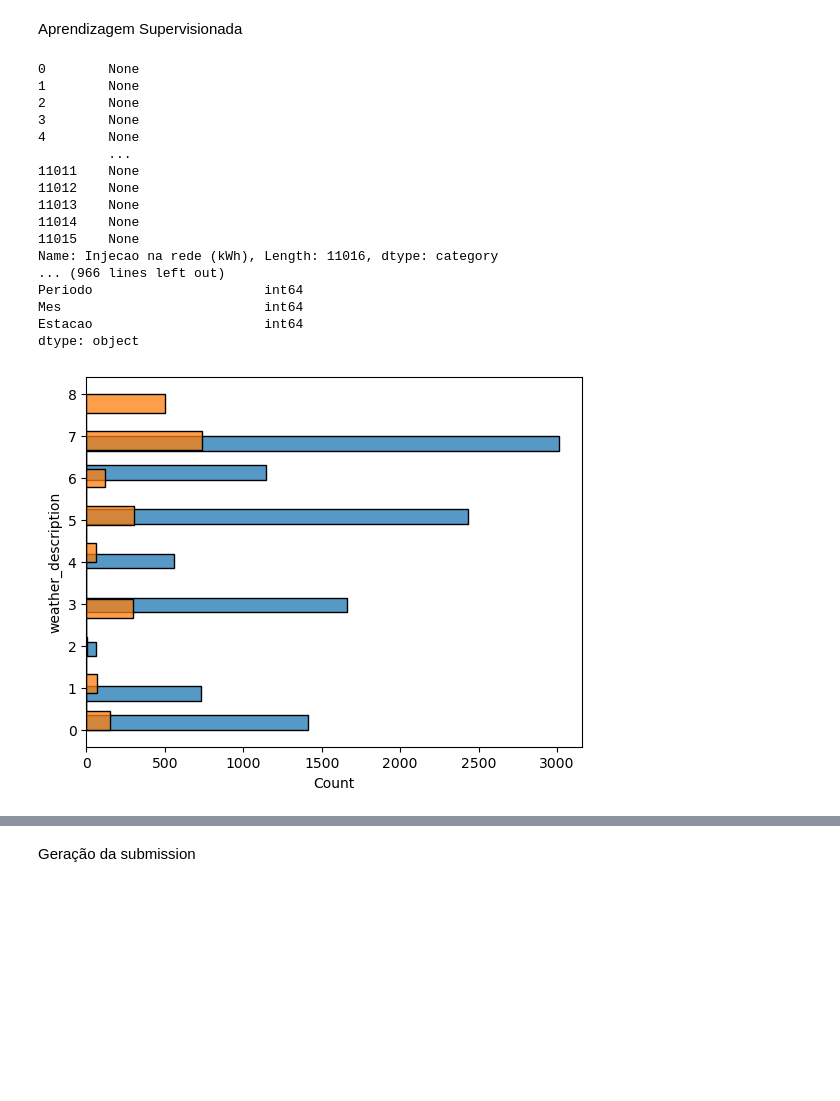
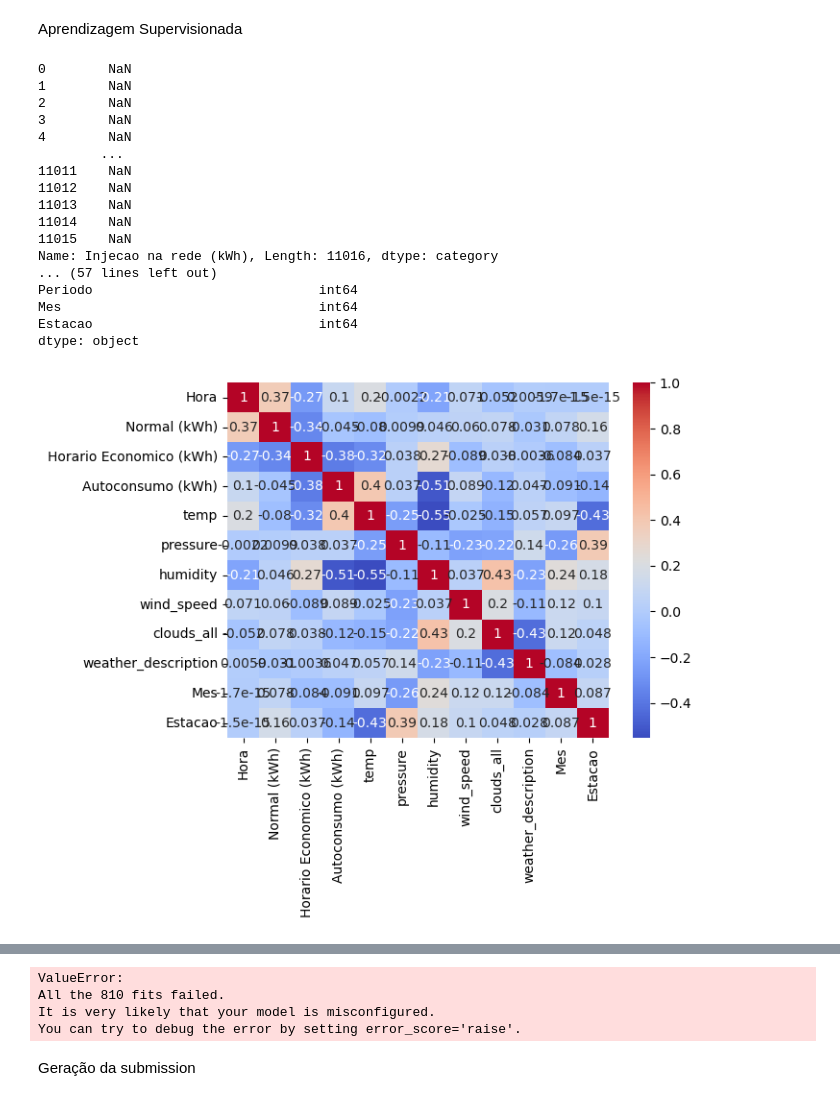
Before and after one commit to simaobarroso/tp-daa, a Jupyter notebook: competicao/comp.ipynb, the cells around one changed output, grey strips where cells are left out. Saved outputs shown, nothing was run; the diff lists cells and outputs as text; code cells hidden in the pictures; blank space fills up the shorter version.

```diff
--- a/competicao/comp.ipynb
+++ b/competicao/comp.ipynb
@@ -149,13 +222,22 @@ Análise de Dados
 # %%
+sns.histplot(df_train["Injecao na rede (kWh)"])
 
 
 
-print (df_energia_2021.shape)
-print(df_energia_2021.tail())
-print (df_train.isna().sum())
-print (df_2023.isna().sum())
-#sns.histplot(df_train["Injecao na rede (kWh)"])
-df_train=df_train.fillna({'Injecao na rede (kWh)': 'None'})
+
+
+
+
+
+
+
+
+
+
+
+
+"""
+f_train=df_train.fillna({'Injecao na rede (kWh)': 'None'})
 
 print (df_train.isna().sum())
 
@@ -171,4 +253,7 @@ print(df_train.describe())
 
 
 print (df_train.shape) # verfiicar se o número de linhas está correto
+
+print(df_train.info())
+"""
 # %% [output]
@@ -352,19 +431,16 @@ sns.histplot(df_2023["weather_description"],y=df_2023["weather_description"])
 
 # Features and target
 print(df_train.dtypes)
-x = df_train[["Hora","Normal (kWh)","Horario Economico (kWh)","Autoconsumo (kWh)","temp","pressure","humidity","wind_speed","clouds_all","weather_description",'Periodo',"Mes",'Estacao']]
-#x = df_train[["Hora","Normal (kWh)","Horario Economico (kWh)","Autoconsumo (kWh)","temp","feels_like","temp_min","temp_max","pressure","humidity","wind_speed","clouds_all","weather_description","Mes",'Estacao']]
+x = df_train[["Hora","Normal (kWh)","Horario Economico (kWh)","Autoconsumo (kWh)","temp","pressure","humidity","wind_speed","clouds_all","weather_description","Mes",'Estacao']]
+#x = df_train[["Hora","Normal (kWh)","Horario Economico (kWh)","Autoconsumo (kWh)","temp","feels_like","temp_min","temp_max","pressure","humidity","wind_speed","clouds_all","weather_description","Mes",]]
 
 y = df_train["Injecao na rede (kWh)"]
 
-"""
-x.drop('Periodo',axis='columns', inplace=True)
 correlation_matrix = x.corr()
 sns.heatmap(correlation_matrix, annot=True, cmap='coolwarm')
 plt.show()
 #remoção de feels_like. Correlação de 1 com a temperatura
 print(y)
-"""
 
 # Train the linear regression model
 #lm = LinearRegression()
@@ -374,8 +450,7 @@ print(y)
 
 #print(df_2023)
 df_2023.drop(['Data'], axis='columns', inplace=True)
-#
-# df_2023.drop(['Hora'], axis='columns', inplace=True)
+#df_2023.drop(['Hora'], axis='columns', inplace=True)
 df_2023.drop(['city_name'], axis='columns', inplace=True)
 df_2023.drop(['grnd_level'], axis='columns', inplace=True)
 df_2023.drop(['rain_1h'], axis='columns', inplace=True)
@@ -385,8 +460,9 @@ df_2023.drop(['dt'], axis='columns', inplace=True)
 df_2023.drop(['feels_like'], axis='columns', inplace=True)
 df_2023.drop(['temp_max'], axis='columns', inplace=True)
 df_2023.drop(['temp_min'], axis='columns', inplace=True)
+df_2023.drop(['Periodo'], axis='columns', inplace=True)
 
-print(df_2023.head())
+
 #clf = DecisionTreeClassifier(random_state=2022)
 
 #clf.fit(x, y)
@@ -440,48 +516,47 @@ for elem in predict:
     prediction1.append(elem)
 """
 for elem in predict:
     if elem <0.5:
         prediction1.append('High')
     elif elem <1.5:
         prediction1.append('Low')
     elif elem <2.5:
         prediction1.append('Medium')
     elif elem <3.5:
         prediction1.append('None')
     elif elem <4.5:
         prediction1.append('Very High')
 """
 
 # Create a DataFrame with 'RowId' and 'Result'
 data = pd.DataFrame({'RowId': range(1, len(df_2023) + 1), 'Result': prediction1})
 
-print(df_train.dtypes)
-print(df_2023.dtypes)
+
 
 
 # Save the data to a CSV file
 #print(predict)
 data.to_csv('predictions.csv', index=False)
 
 # Print the predictions
 #print("Predictions:")
 #print(predict)
 # %% [output]
-0        None
-1        None
-2        None
-3        None
-4        None
-         ...
-11011    None
-11012    None
-11013    None
-11014    None
-11015    None
+0        NaN
+1        NaN
+2        NaN
+3        NaN
+4        NaN
+        ...
+11011    NaN
+11012    NaN
+11013    NaN
+11014    NaN
+11015    NaN
 Name: Injecao na rede (kWh), Length: 11016, dtype: category
-... (966 lines left out)
-Periodo                      int64
-Mes                          int64
-Estacao                      int64
+... (57 lines left out)
+Periodo                             int64
+Mes                                 int64
+Estacao                             int64
 dtype: object
-[figure, old version]
+[figure, new version]
@@ -488,2 +580,6 @@ dtype: object
+ValueError:
+All the 810 fits failed.
+It is very likely that your model is misconfigured.
+You can try to debug the error by setting error_score='raise'.
 # %% [markdown]
 Geração da submission
```
Also changed, not shown: parts of 17 cells of this notebook, 2 other files.
